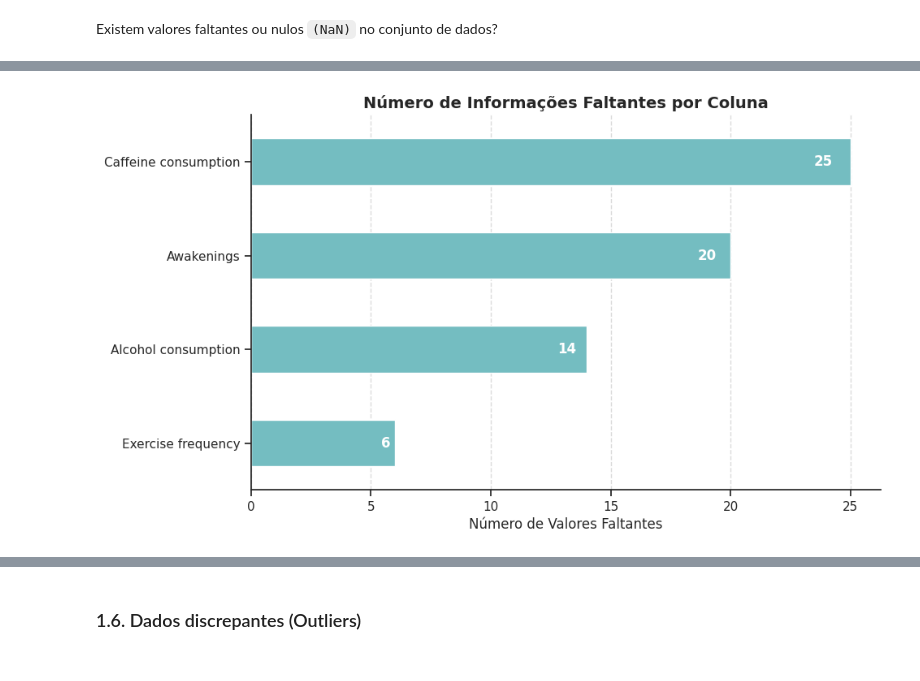
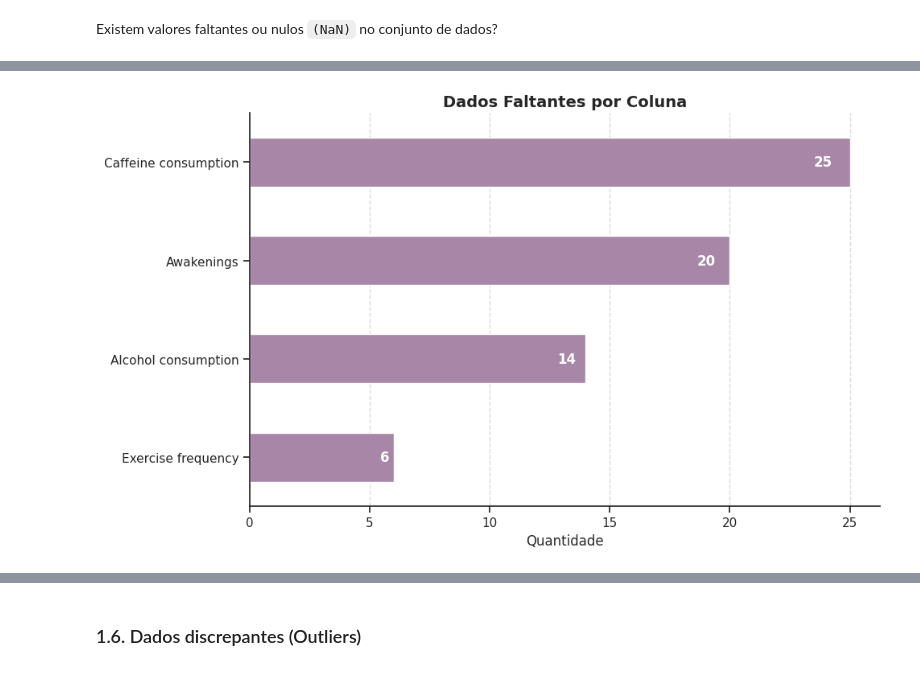
Before and after one commit to atlantico-academy/equipe1-2024.2, a Jupyter notebook: notebooks/01-exploratory_data_analysis.ipynb, the cells around one changed output, grey strips where cells are left out. Drawn from its saved outputs; the diff is of its cells as text; code cells hidden in the pictures.

```diff
--- a/notebooks/01-exploratory_data_analysis.ipynb
+++ b/notebooks/01-exploratory_data_analysis.ipynb
@@ -102,7 +103,7 @@ import seaborn as sns
 import warnings
 # %%
 #Definindo a paleta de cores
-colors = ["#BBD4D4","#A786A7","#74BDC1","#40596F"]
+colors = ["#BBD4D4","#74BDC1","#40596F", "#A786A7"]
 sns.set_theme(style="ticks")
 sns.set_palette(sns.color_palette(colors))
 # %%
@@ -238,22 +253,23 @@ dtype: int64
 # %%
 # Dados faltantes em visualização de barras
 missing_values = df.isnull().sum()
 missing_values = missing_values[missing_values > 0]
 missing_values = missing_values.sort_values()
 plt.figure(figsize=(10, 6))
 
-ax = missing_values.plot(kind='barh', color=colors[2])
-plt.title('Número de Informações Faltantes por Coluna', fontweight='bold', fontsize=14)
-plt.xlabel('Número de Valores Faltantes', fontsize=12)
+ax = missing_values.plot(kind='barh', color=colors[3])
+plt.title('Dados Faltantes por Coluna', fontweight='bold', fontsize=14)
+plt.xlabel('Quantidade', fontsize=12)
 
 for index, value in enumerate(missing_values):
     ax.text(value - (value * 0.03), index, str(value),
             va='center', ha='right', color='white', fontweight='bold', fontsize=12)
 
 plt.grid(axis='x', linestyle='--', alpha=0.7)
 ax.spines['top'].set_visible(False)
 ax.spines['right'].set_visible(False)
 
+plt.tight_layout()
 plt.show()
 # %% [output]
-[figure, old version]
+[figure, new version]
```
Also changed, not shown: parts of 32 cells of this notebook.
